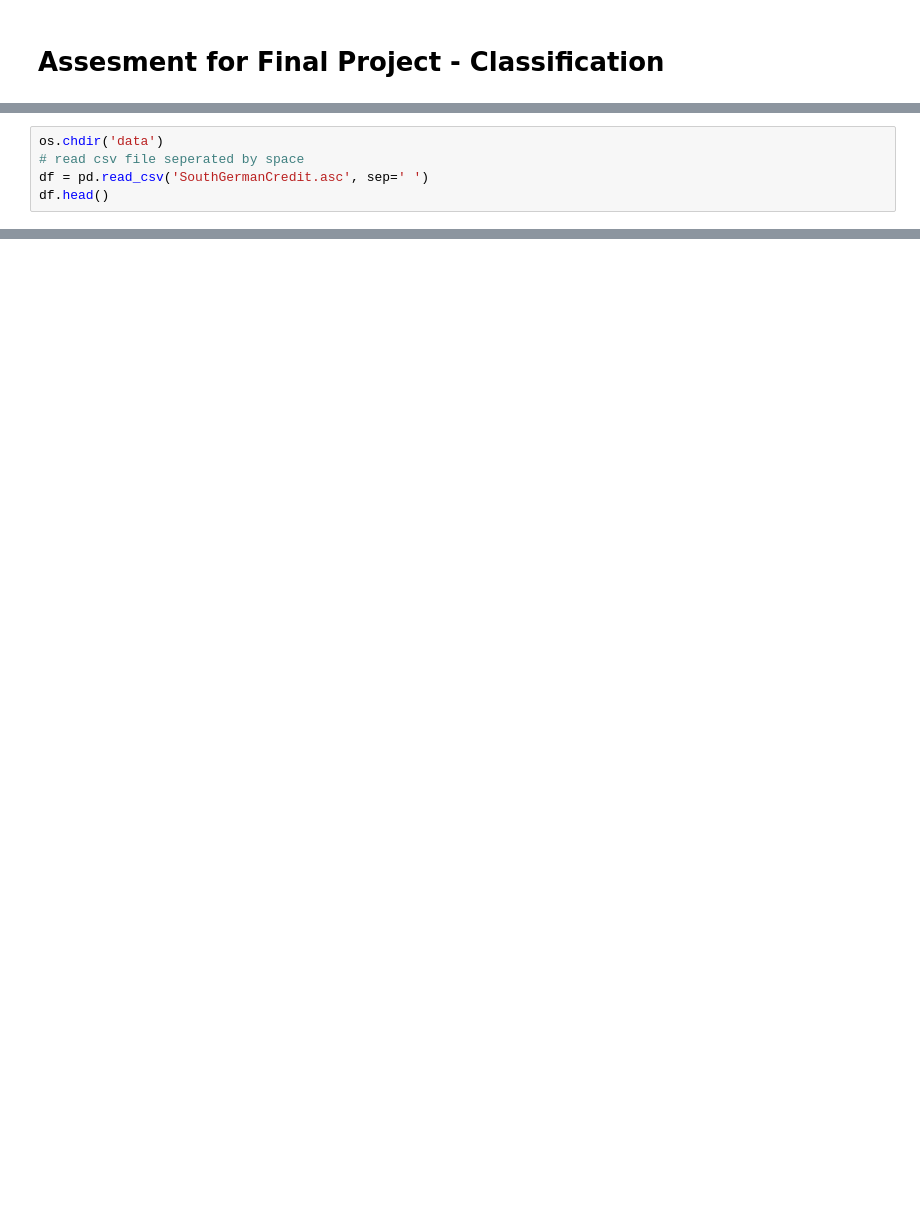
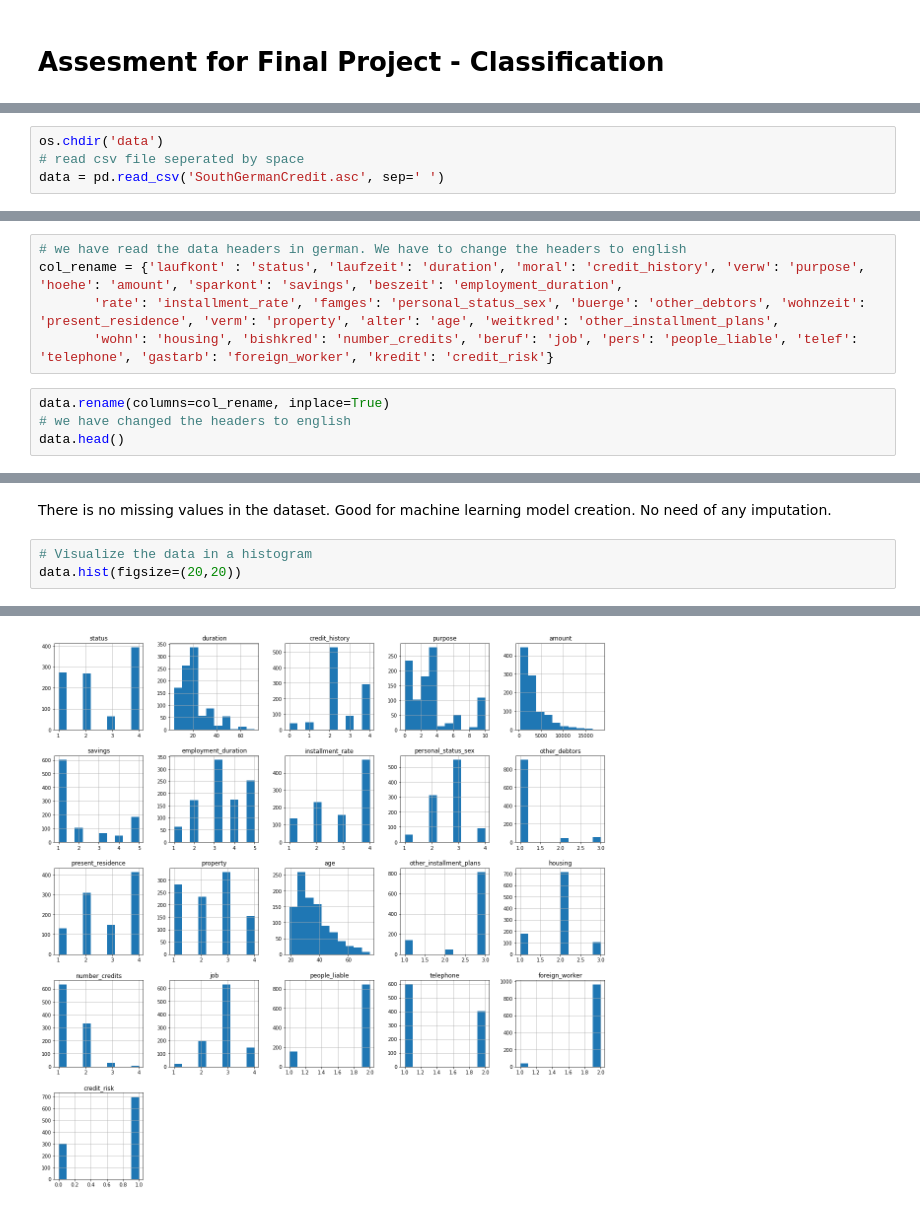
Before and after one commit to mohameddhameem/IBM-Machine-Learning, a Jupyter notebook: Supervised Machine Learning-Classification/Final Assessment/Assesment.ipynb, the cells around one changed output, grey strips where cells are left out. Cells and saved outputs as stored; diff of their text form; blank space fills up the shorter version.

```diff
--- a/Supervised Machine Learning-Classification/Final Assessment/Assesment.ipynb
+++ b/Supervised Machine Learning-Classification/Final Assessment/Assesment.ipynb
@@ -52,5 +133,4 @@ class - Target variable ( Positive or Negative )
 # %%
 os.chdir('data')
 # read csv file seperated by space
-df = pd.read_csv('SouthGermanCredit.asc', sep=' ')
-df.head()
+data = pd.read_csv('SouthGermanCredit.asc', sep=' ')
@@ -80,0 +144,9 @@ df
+# %%
+# we have read the data headers in german. We have to change the headers to english
+col_rename = {'laufkont' : 'status', 'laufzeit': 'duration', 'moral': 'credit_history', 'verw': 'purpose', 'hoehe': 'amount', 'sparkont': 'savings', 'beszeit': 'employment_duration',
+       'rate': 'installment_rate', 'famges': 'personal_status_sex', 'buerge': 'other_debtors', 'wohnzeit': 'present_residence', 'verm': 'property', 'alter': 'age', 'weitkred': 'other_installment_plans',
+       'wohn': 'housing', 'bishkred': 'number_credits', 'beruf': 'job', 'pers': 'people_liable', 'telef': 'telephone', 'gastarb': 'foreign_worker', 'kredit': 'credit_risk'}
+# %%
+data.rename(columns=col_rename, inplace=True)
+# we have changed the headers to english
+data.head()
@@ -80,0 +242,6 @@ df
+# %% [markdown]
+There is no missing values in the dataset. Good for machine learning model creation. No need of any imputation.
+# %%
+# Visualize the data in a histogram
+data.hist(figsize=(20,20))
+# %% [output]
@@ -80,0 +265 @@ df
+[figure, added]
```
Also changed, not shown: parts of 57 cells of this notebook.
